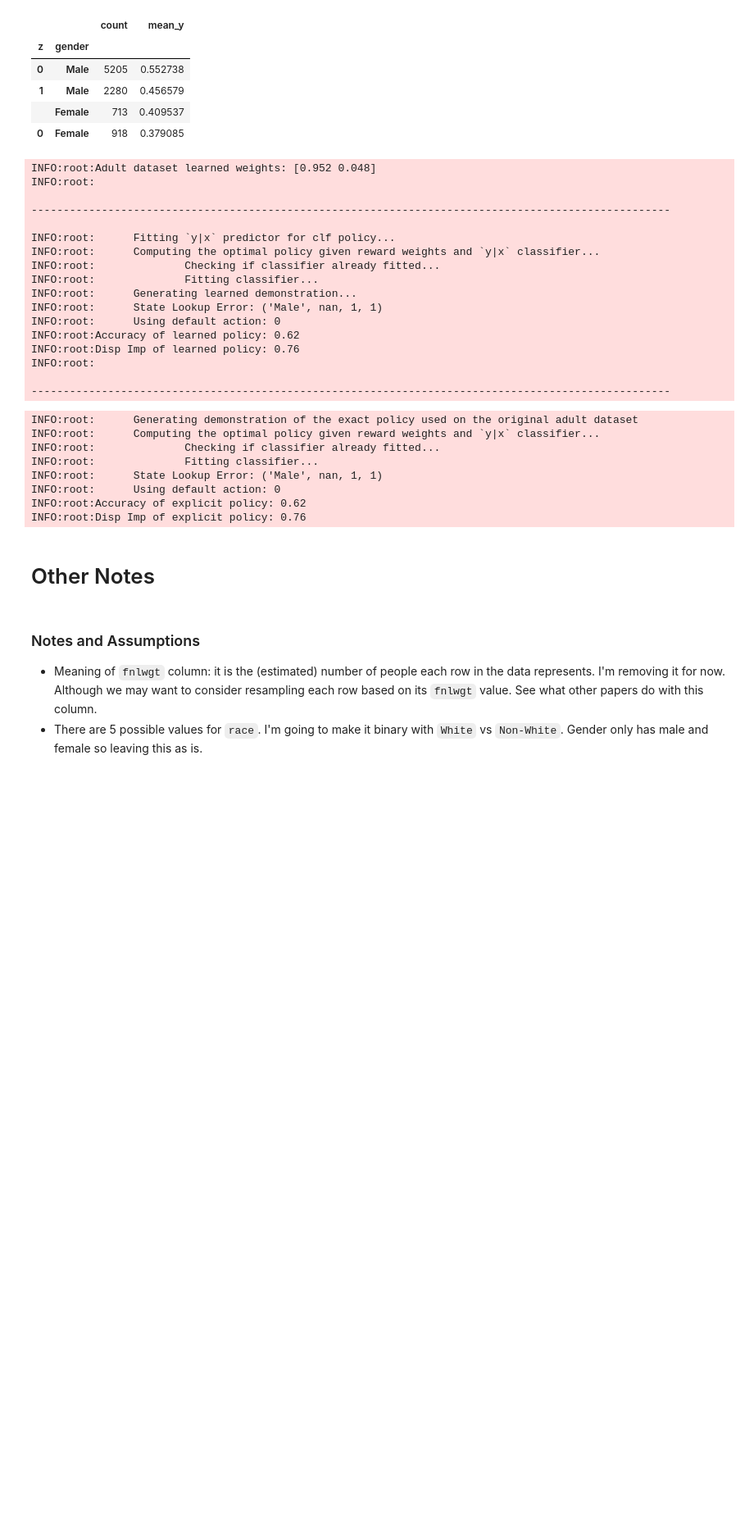
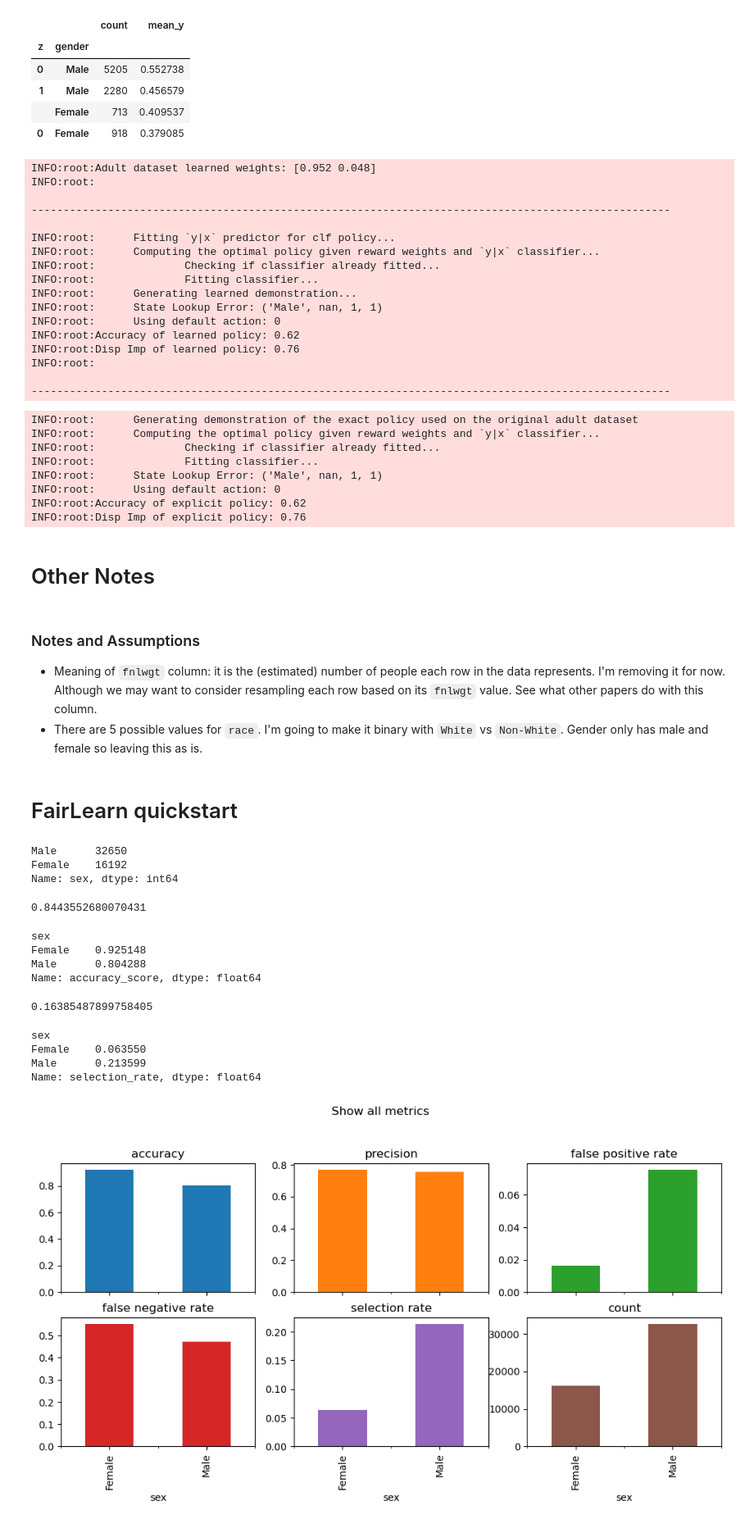
Before and after one commit to jackblandin/research, a Jupyter notebook: experiments/irl/poc__irl_via_svm.ipynb, the cells around one changed output. Shown at 82% size. Saved outputs shown, nothing was run; the diff lists cells and outputs as text; code cells hidden in the pictures; blank space fills up the shorter version.

```diff
--- a/experiments/irl/poc__irl_via_svm.ipynb
+++ b/experiments/irl/poc__irl_via_svm.ipynb
@@ -13,12 +13,14 @@ if p not in sys.path:
 %autoreload 2
 
 
+import datetime
 import itertools
 import logging
 import matplotlib.pyplot as plt
 import numpy as np
 import pandas as pd
 import seaborn as sns
+import warnings
 from experiments.irl.fair_irl import *
 from imblearn.under_sampling import RandomUnderSampler
 from research.irl.fair_irl import *
@@ -26,12 +28,15 @@ from research.ml.svm import SVM
 from research.utils import *
 from sklearn.dummy import DummyClassifier
 from sklearn.ensemble import RandomForestClassifier
+from sklearn.tree import DecisionTreeClassifier
 from sklearn.model_selection import train_test_split, KFold
 
 
 logging.basicConfig(level=logging.INFO)
+warnings.filterwarnings('ignore')
 
 cp = sns.color_palette()
+sns.set_style('darkgrid')
 
 from IPython.display import display, HTML
 display(HTML("<style>.container { width:1800px !important; }</style>"))
@@ -847,3 +1025,65 @@ INFO:root:Disp Imp of explicit policy: 0.76
 
 * Meaning of `fnlwgt` column: it is the (estimated) number of people each row in the data represents. I'm removing it for now. Although we may want to consider resampling each row based on its `fnlwgt` value. See what other papers do with this column.
 * There are 5 possible values for `race`. I'm going to make it binary with `White` vs `Non-White`. Gender only has male and female so leaving this as is.
+# %% [markdown]
+# FairLearn quickstart
+# %%
+from fairlearn.datasets import fetch_adult
+data = fetch_adult(as_frame=True)
+X = pd.get_dummies(data.data)
+y_true = (data.target == '>50K') * 1
+sex = data.data['sex']
+sex.value_counts()
+# %% [output]
+Male      32650
+Female    16192
+Name: sex, dtype: int64
+# %%
+from fairlearn.metrics import *
+from sklearn.metrics import *
+from sklearn.tree import DecisionTreeClassifier
+
+classifier = DecisionTreeClassifier(min_samples_leaf=10, max_depth=4)
+classifier.fit(X, y_true)
+y_pred = classifier.predict(X)
+mf = MetricFrame(metrics=accuracy_score, y_true=y_true, y_pred=y_pred, sensitive_features=sex)
+display(mf.overall)
+display(mf.by_group)
+# %% [output]
+0.8443552680070431
+sex
+Female    0.925148
+Male      0.804288
+Name: accuracy_score, dtype: float64
+# %%
+sr = MetricFrame(metrics=selection_rate, y_true=y_true, y_pred=y_pred, sensitive_features=sex)
+display(sr.overall)
+display(sr.by_group)
+# %% [output]
+0.16385487899758405
+sex
+Female    0.063550
+Male      0.213599
+Name: selection_rate, dtype: float64
+# %%
+metrics = {
+    "accuracy": accuracy_score,
+    "precision": precision_score,
+    "false positive rate": false_positive_rate,
+    "false negative rate": false_negative_rate,
+    "selection rate": selection_rate,
+    "count": count,
+}
+metric_frame = MetricFrame(
+    metrics=metrics, y_true=y_true, y_pred=y_pred, sensitive_features=sex
+)
+metric_frame.by_group.plot.bar(
+    subplots=True,
+    layout=[3, 3],
+    legend=False,
+    figsize=[12, 8],
+    title="Show all metrics",
+)
+pass
+# %% [output]
+[figure, added]
```
Also changed, not shown: parts of 29 cells of this notebook, 4 other files.
